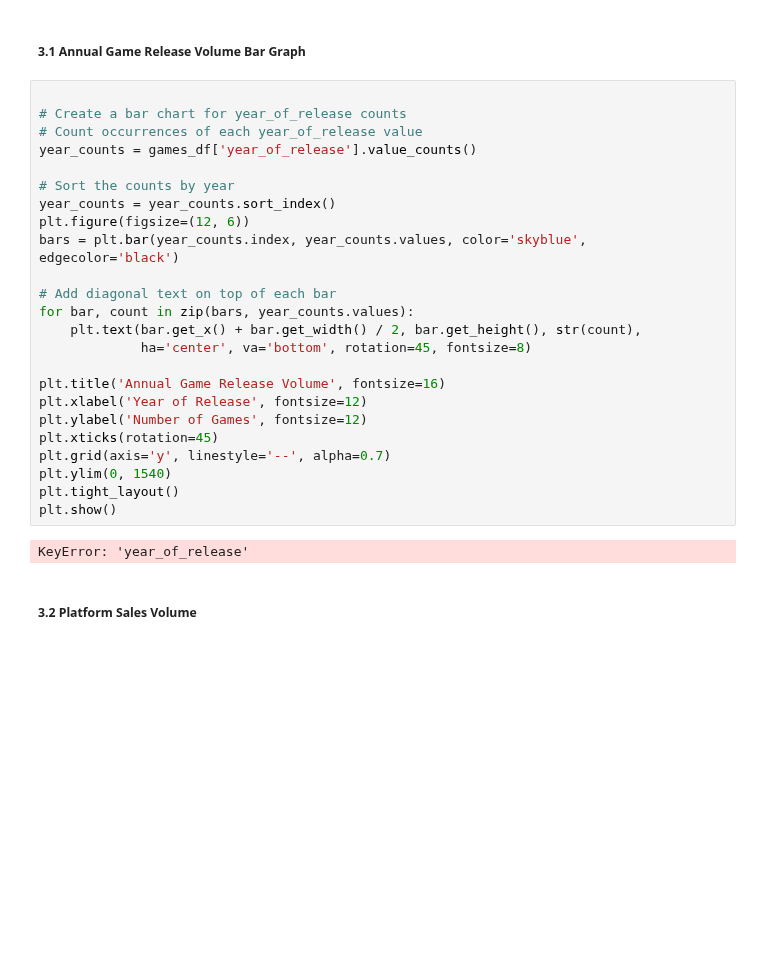
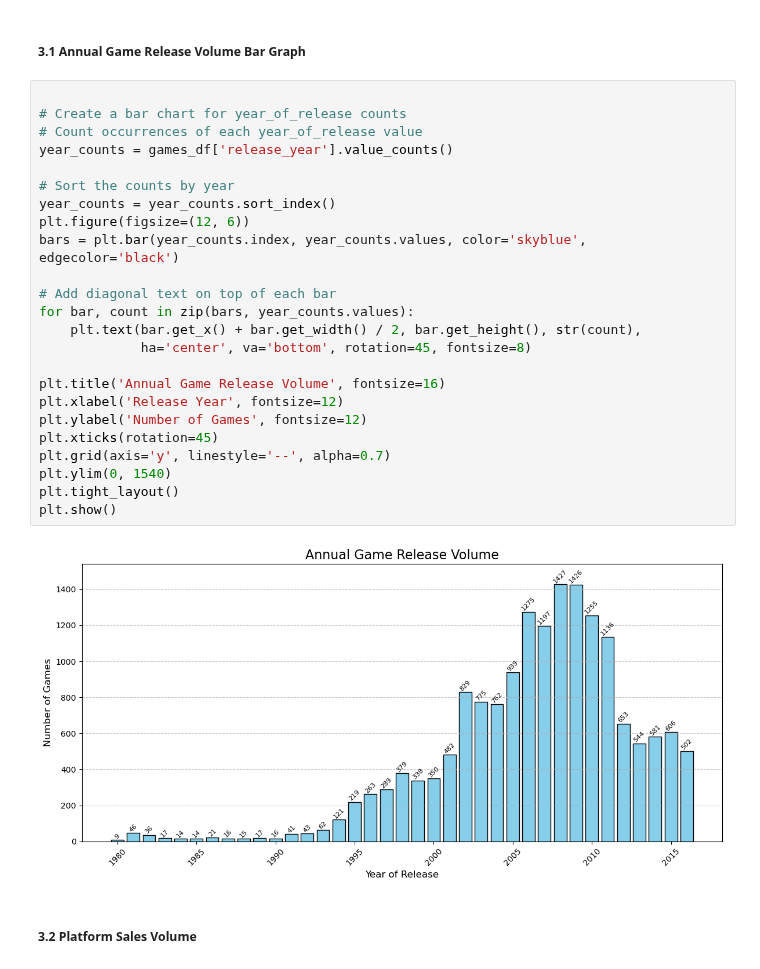
Before and after one commit to DHE42/ice-sales-analysis, a Jupyter notebook: analysis_notebook.ipynb, the cells around one changed output. Saved outputs shown, nothing was run; the diff lists cells and outputs as text; blank space fills up the shorter version.

Commit message:
Changed year_of_release to release_year in Annual Game Release Volume code.

```diff
--- a/analysis_notebook.ipynb
+++ b/analysis_notebook.ipynb
@@ -451,29 +465,29 @@ The analysis for games_df will look at release volume by year and sales volume b
 # %%
 
 # Create a bar chart for year_of_release counts
 # Count occurrences of each year_of_release value
-year_counts = games_df['year_of_release'].value_counts()
+year_counts = games_df['release_year'].value_counts()
 
 # Sort the counts by year
 year_counts = year_counts.sort_index()
 plt.figure(figsize=(12, 6))
 bars = plt.bar(year_counts.index, year_counts.values, color='skyblue', edgecolor='black')
 
 # Add diagonal text on top of each bar
 for bar, count in zip(bars, year_counts.values):
     plt.text(bar.get_x() + bar.get_width() / 2, bar.get_height(), str(count),
              ha='center', va='bottom', rotation=45, fontsize=8)
 
 plt.title('Annual Game Release Volume', fontsize=16)
-plt.xlabel('Year of Release', fontsize=12)
+plt.xlabel('Release Year', fontsize=12)
 plt.ylabel('Number of Games', fontsize=12)
 plt.xticks(rotation=45)
 plt.grid(axis='y', linestyle='--', alpha=0.7)
 plt.ylim(0, 1540)
 plt.tight_layout()
 plt.show()
 # %% [output]
-KeyError: 'year_of_release'
+[figure, added]
 # %% [markdown]
 ##### 3.2 Platform Sales Volume
 # %%
```
Also changed, not shown: parts of 1 cell of this notebook.
